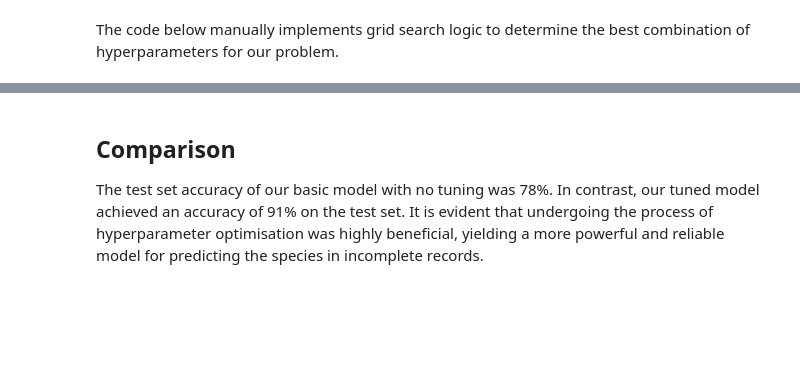
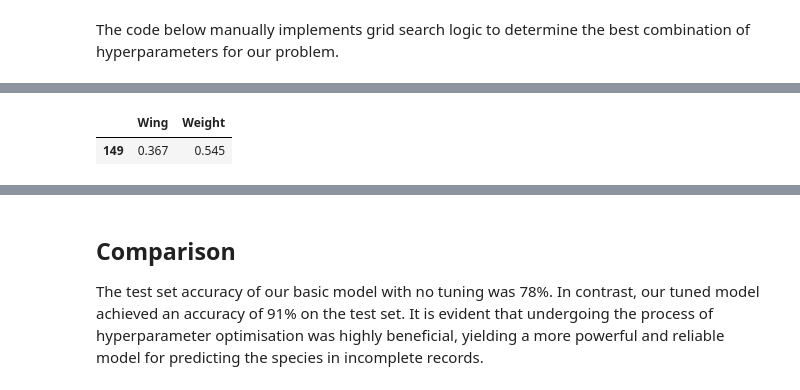
Before and after one commit to skills-cogrammar/C7-Lecture-Backpack, a Jupyter notebook: 3 - Data Science (DS)/Week 14/7 - Sunday/Tutorial/Demo_Planning_Neural_Networks_Birds_Classification.ipynb, the cells around one changed output, grey strips where cells are left out. Saved outputs shown, nothing was run; the diff lists cells and outputs as text; code cells hidden in the pictures; blank space fills up the shorter version.

```diff
--- a/3 - Data Science (DS)/Week 14/7 - Sunday/Tutorial/Demo_Planning_Neural_Networks_Birds_Classification.ipynb
+++ b/3 - Data Science (DS)/Week 14/7 - Sunday/Tutorial/Demo_Planning_Neural_Networks_Birds_Classification.ipynb
@@ -172,0 +231,5 @@ Accuracy of model with hyperparameter tuning on test set: 86.67%
+# %%
+incomplete_records.iloc[[1],:]
+# %% [output]
+|  | Wing | Weight |
+| 149 | 0.367 | 0.545 |
```
Also changed, not shown: parts of 12 cells of this notebook, 23 other files.
